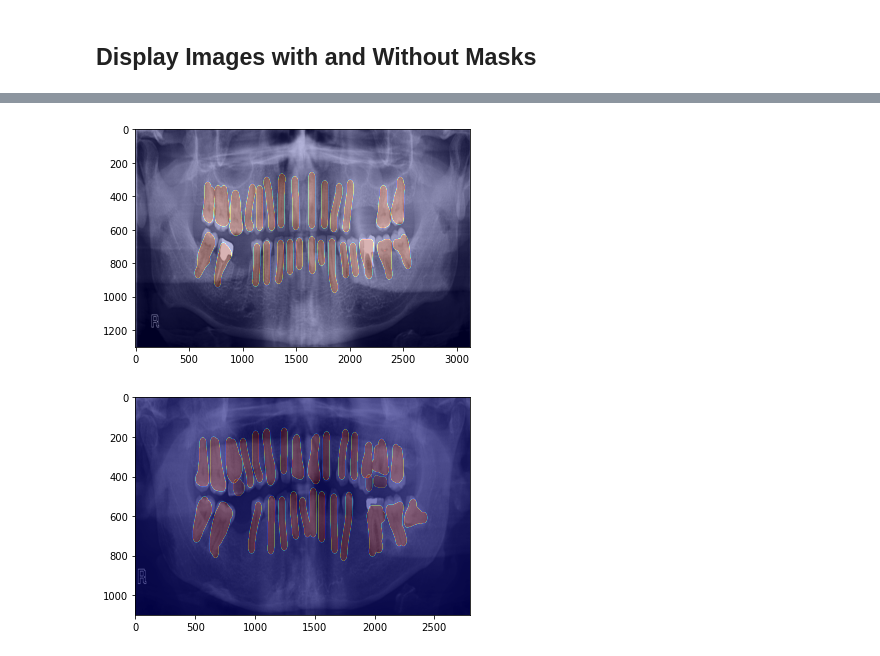
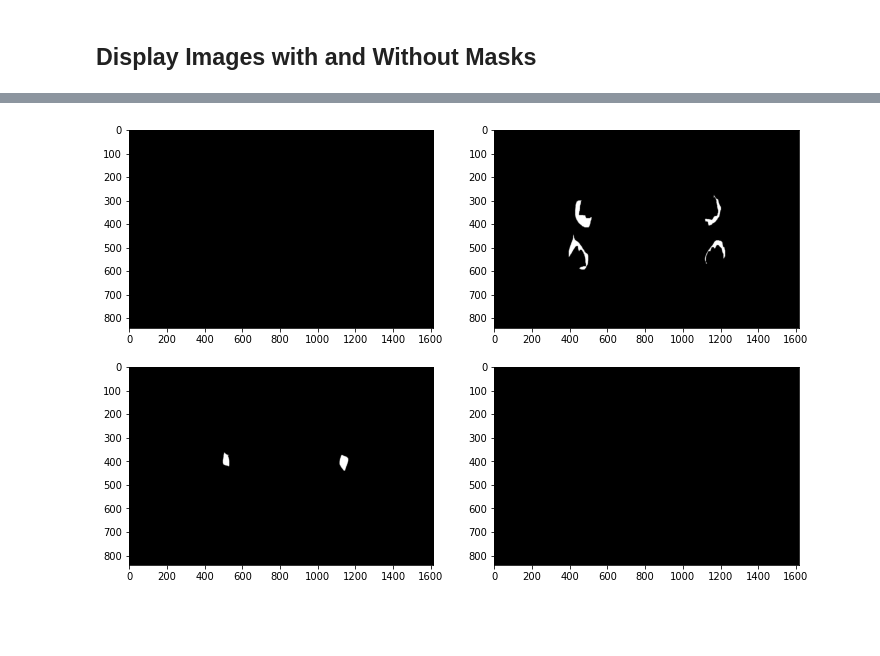
Before and after one commit to dmunger27/dental-xray-segmentation, a Jupyter notebook: Data_Preprocessing_and_Exploration.ipynb, the cells around one changed output, grey strips where cells are left out. Saved outputs shown, nothing was run; the diff lists cells and outputs as text; code cells hidden in the pictures; blank space fills up the shorter version.

```diff
--- a/Data_Preprocessing_and_Exploration.ipynb
+++ b/Data_Preprocessing_and_Exploration.ipynb
@@ -67,30 +89,6 @@ image_to_plot('annotation_images/*', 'viridis')
-# %%
-# Superimpose masks over images, display 4 examples
-# Original images
-originals = sorted(glob.glob('original_images/*'))
-# Get image number from each original image (first number)
-img_number = [re.search(r'\d+', i)[0] for i in originals]
-# Join original and annotated images
-all_imgs = originals + sorted(glob.glob('annotation_images/*'))
-# Check if image number is in each string and create a dictionary
-image_dict = {}
-for i in range(len(img_number)):
-  img_list = []
-  for j in range(len(all_imgs)):
-    if re.search(img_number[i], all_imgs[j]) is not None:
-      img_list.append(all_imgs[j])
-  image_dict[img_number[i]] = img_list
-
-# Retrieve keys
-keys = [key for key in image_dict]
-colors = ['gray'] + ['jet']*10
-alpha = [1] + [0.3]*10
-#Display images
-for i in range(1, 3):
-  imgs = image_dict[keys[i]]
-  for j in range(len(imgs)):
-    plt.imshow(plt.imread(imgs[j]), cmap=colors[j], alpha=alpha[j], aspect='auto')
-  plt.show()
-# %% [output]
-[figure, removed]
-[figure, removed]
+# %%
+# Display 4 abnormality mask images (just the annotations)
+image_to_plot(abnormalities, 'gray')
+# Note that some radiographs have no abnormalities
+# %% [output]
+[figure, added]
```
Also changed, not shown: parts of 14 cells of this notebook.
